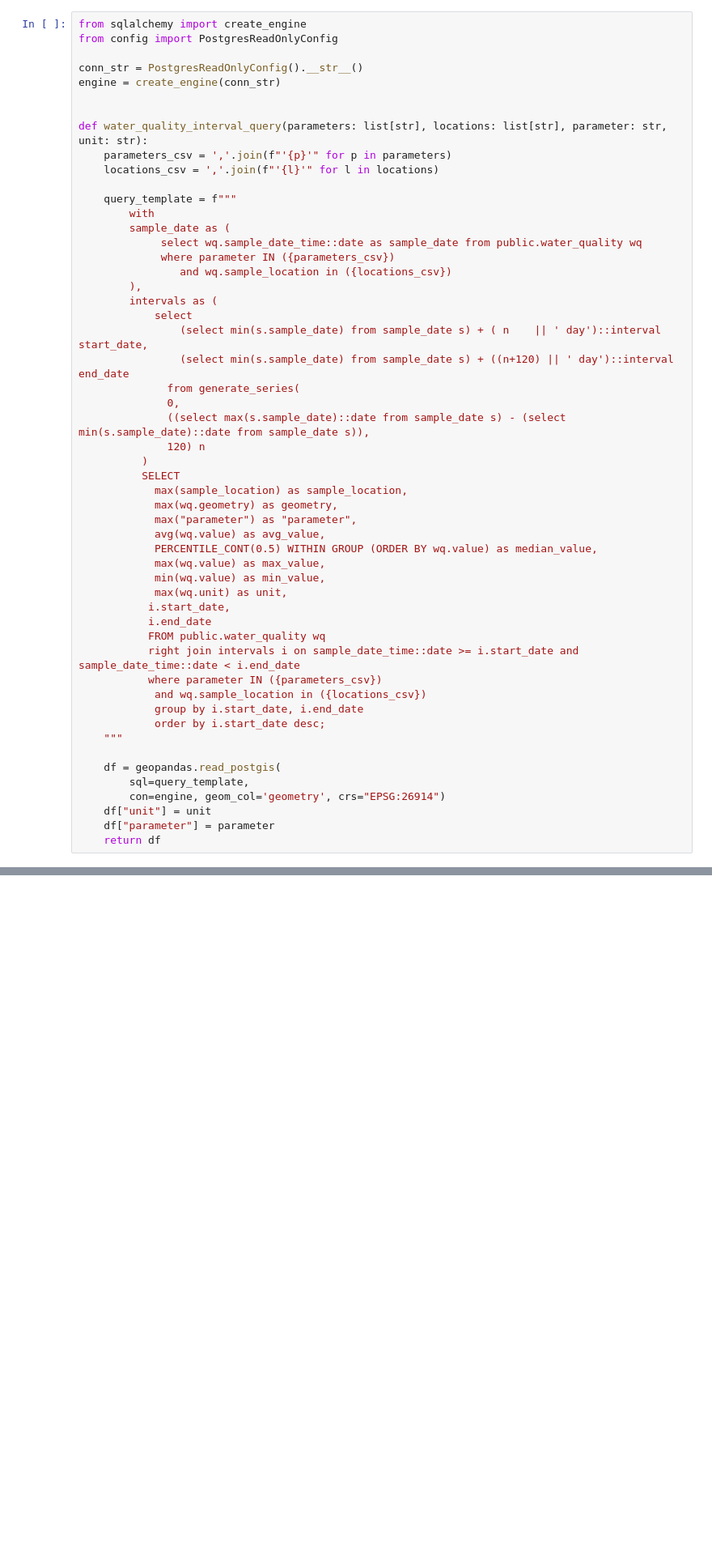
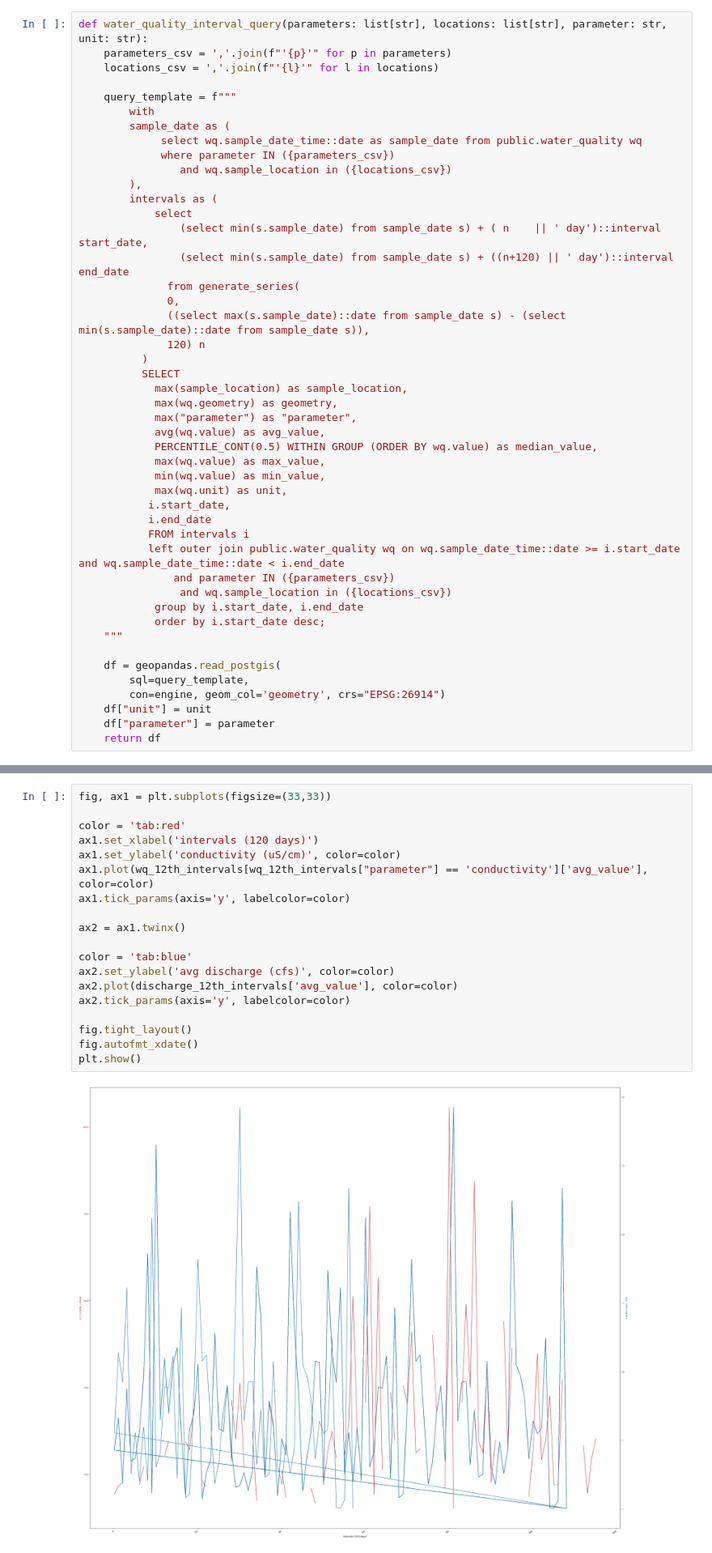
Before and after one commit to ramseyboy/shoal-creek-wq-bio-mitigation, a Jupyter notebook: water_quality.ipynb, the cells around one changed output, grey strips where cells are left out. Shown at 81% size. Drawn from its saved outputs; the diff is of its cells as text; blank space fills up the shorter version.

Commit message:
Include daily avg discharge and chart with water quality intervals

```diff
--- a/water_quality.ipynb
+++ b/water_quality.ipynb
@@ -14,11 +63,4 @@ The autoreload extension is already loaded. To reload it, use:
 # %%
-from sqlalchemy import create_engine
-from config import PostgresReadOnlyConfig
-
-conn_str = PostgresReadOnlyConfig().__str__()
-engine = create_engine(conn_str)
-
-
 def water_quality_interval_query(parameters: list[str], locations: list[str], parameter: str, unit: str):
     parameters_csv = ','.join(f"'{p}'" for p in parameters)
     locations_csv = ','.join(f"'{l}'" for l in locations)
@@ -50,10 +92,10 @@ def water_quality_interval_query(parameters: list[str], locations: list[str], pa
             max(wq.unit) as unit,
            i.start_date,
            i.end_date
-           FROM public.water_quality wq
-           right join intervals i on sample_date_time::date >= i.start_date and sample_date_time::date < i.end_date
-           where parameter IN ({parameters_csv})
-            and wq.sample_location in ({locations_csv})
+           FROM intervals i
+           left outer join public.water_quality wq on wq.sample_date_time::date >= i.start_date and wq.sample_date_time::date < i.end_date
+               and parameter IN ({parameters_csv})
+                and wq.sample_location in ({locations_csv})
             group by i.start_date, i.end_date
             order by i.start_date desc;
     """
@@ -138,0 +185,21 @@ twelfth_st_intervals
+# %%
+fig, ax1 = plt.subplots(figsize=(33,33))
+
+color = 'tab:red'
+ax1.set_xlabel('intervals (120 days)')
+ax1.set_ylabel('conductivity (uS/cm)', color=color)
+ax1.plot(wq_12th_intervals[wq_12th_intervals["parameter"] == 'conductivity']['avg_value'], color=color)
+ax1.tick_params(axis='y', labelcolor=color)
+
+ax2 = ax1.twinx()
+
+color = 'tab:blue'
+ax2.set_ylabel('avg discharge (cfs)', color=color)
+ax2.plot(discharge_12th_intervals['avg_value'], color=color)
+ax2.tick_params(axis='y', labelcolor=color)
+
+fig.tight_layout()
+fig.autofmt_xdate()
+plt.show()
+# %% [output]
+[figure, added]
```
Also changed, not shown: parts of 5 cells of this notebook.
